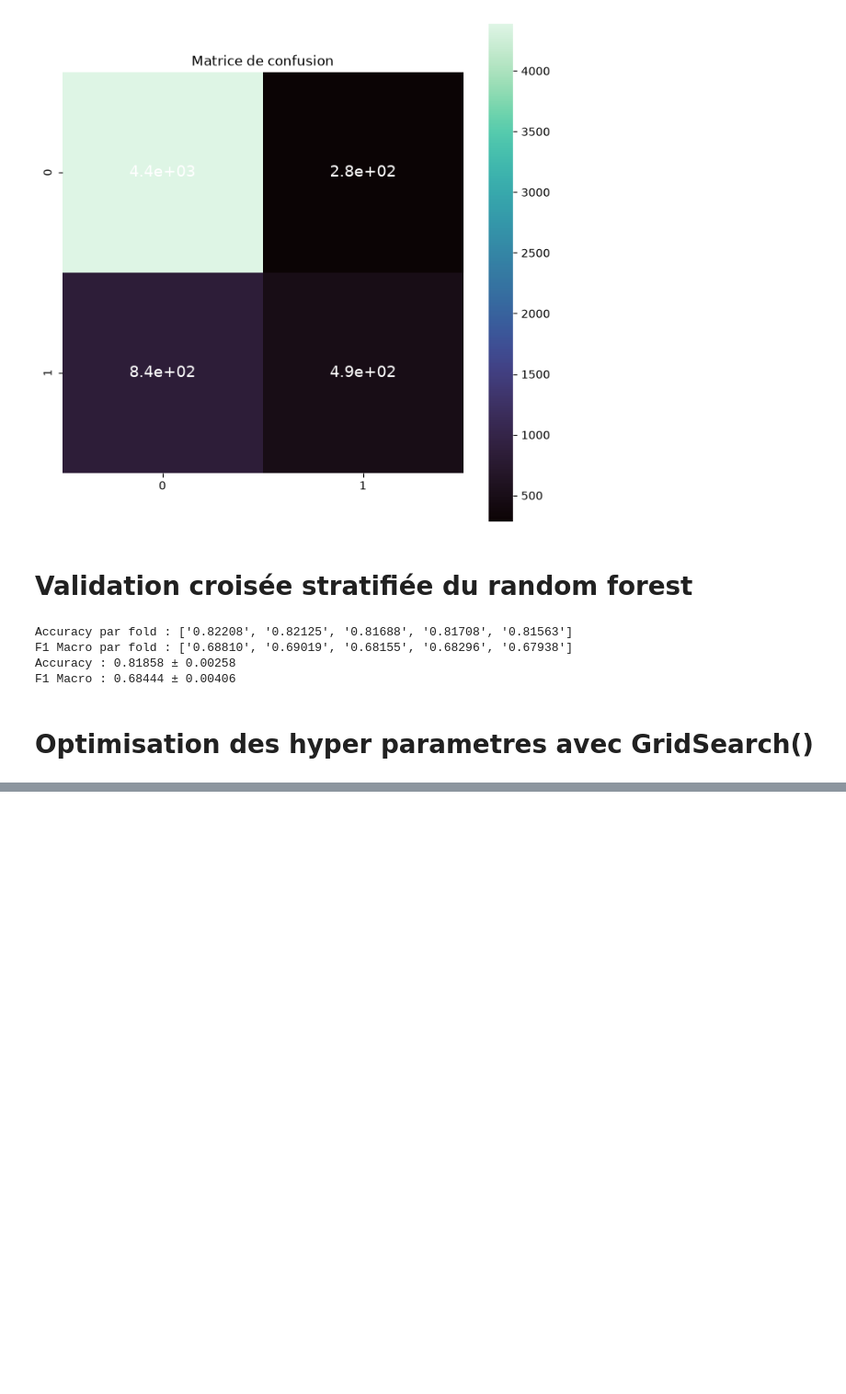
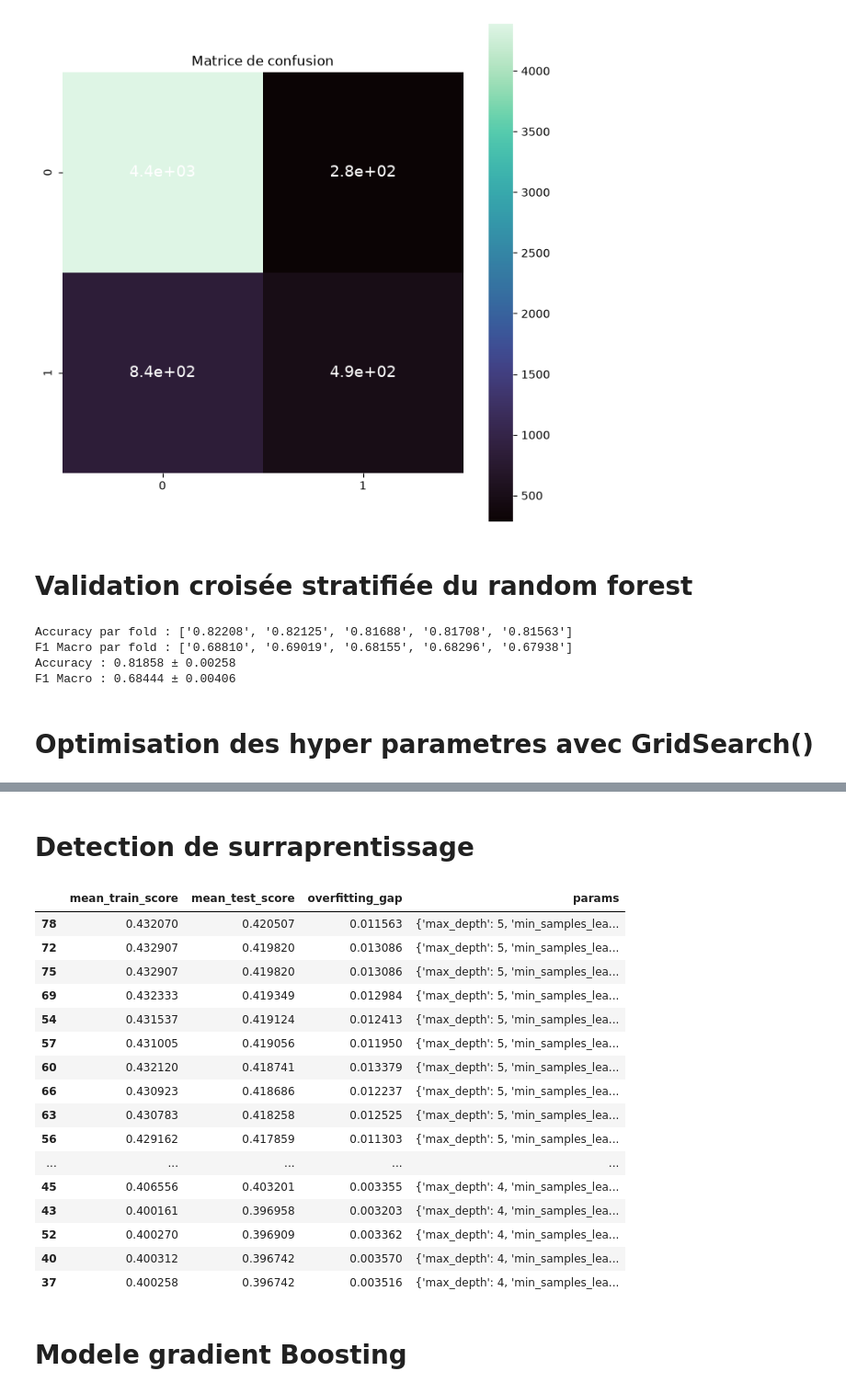
Before and after one commit to NAVIRE35/ML, a Jupyter notebook: Projet_VILLAIN.ipynb, the cells around one changed output, grey strips where cells are left out. Shown at 92% size. Cells and saved outputs as stored; diff of their text form; code cells hidden in the pictures; blank space fills up the shorter version.

```diff
--- a/Projet_VILLAIN.ipynb
+++ b/Projet_VILLAIN.ipynb
@@ -709,11 +730,12 @@ F1 Macro : 0.68444 ± 0.00406
 # Optimisation des hyper parametres avec GridSearch()
 # %%
 # Définir les paramètres à tester avec GridSearchCV
+
 param_grid = {
-    'n_estimators': [100, 200],
-    'max_depth': [5, 7],
-    'min_samples_split': [10, 15],
-    'min_samples_leaf': [4, 6],
+    'n_estimators': [100, 300, 500],
+    'max_depth': [2, 4, 5],
+    'min_samples_split': [2, 5, 10],
+    'min_samples_leaf': [1, 2, 4],
 }
 
 # Mettre en place GridSearchCV
@@ -815,2 +837,44 @@ array([[4486,  187],
 [figure]
 [figure]
+# %% [markdown]
+# Detection de surraprentissage
+# %%
+## comparaison train et validation
+results = pd.DataFrame(grid_search.cv_results_)
+
+results['overfitting_gap'] = (
+    results['mean_train_score']
+    - results['mean_test_score']
+)
+
+results[
+    [
+        'mean_train_score',
+        'mean_test_score',
+        'overfitting_gap',
+        'params'
+    ]
+].sort_values(
+    'mean_test_score',
+    ascending=False
+).head(40)
+# %% [output]
+|  | mean_train_score | mean_test_score | overfitting_gap | params |
+| 78 | 0.432070 | 0.420507 | 0.011563 | {'max_depth': 5, 'min_samples_lea... |
+| 72 | 0.432907 | 0.419820 | 0.013086 | {'max_depth': 5, 'min_samples_lea... |
+| 75 | 0.432907 | 0.419820 | 0.013086 | {'max_depth': 5, 'min_samples_lea... |
+| 69 | 0.432333 | 0.419349 | 0.012984 | {'max_depth': 5, 'min_samples_lea... |
+| 54 | 0.431537 | 0.419124 | 0.012413 | {'max_depth': 5, 'min_samples_lea... |
+| 57 | 0.431005 | 0.419056 | 0.011950 | {'max_depth': 5, 'min_samples_lea... |
+| 60 | 0.432120 | 0.418741 | 0.013379 | {'max_depth': 5, 'min_samples_lea... |
+| 66 | 0.430923 | 0.418686 | 0.012237 | {'max_depth': 5, 'min_samples_lea... |
+| 63 | 0.430783 | 0.418258 | 0.012525 | {'max_depth': 5, 'min_samples_lea... |
+| 56 | 0.429162 | 0.417859 | 0.011303 | {'max_depth': 5, 'min_samples_lea... |
+| ... | ... | ... | ... | ... |
+| 45 | 0.406556 | 0.403201 | 0.003355 | {'max_depth': 4, 'min_samples_lea... |
+| 43 | 0.400161 | 0.396958 | 0.003203 | {'max_depth': 4, 'min_samples_lea... |
+| 52 | 0.400270 | 0.396909 | 0.003362 | {'max_depth': 4, 'min_samples_lea... |
+| 40 | 0.400312 | 0.396742 | 0.003570 | {'max_depth': 4, 'min_samples_lea... |
+| 37 | 0.400258 | 0.396742 | 0.003516 | {'max_depth': 4, 'min_samples_lea... |
+# %% [markdown]
+# Modele gradient Boosting
```
Also changed, not shown: parts of 9 cells of this notebook.
